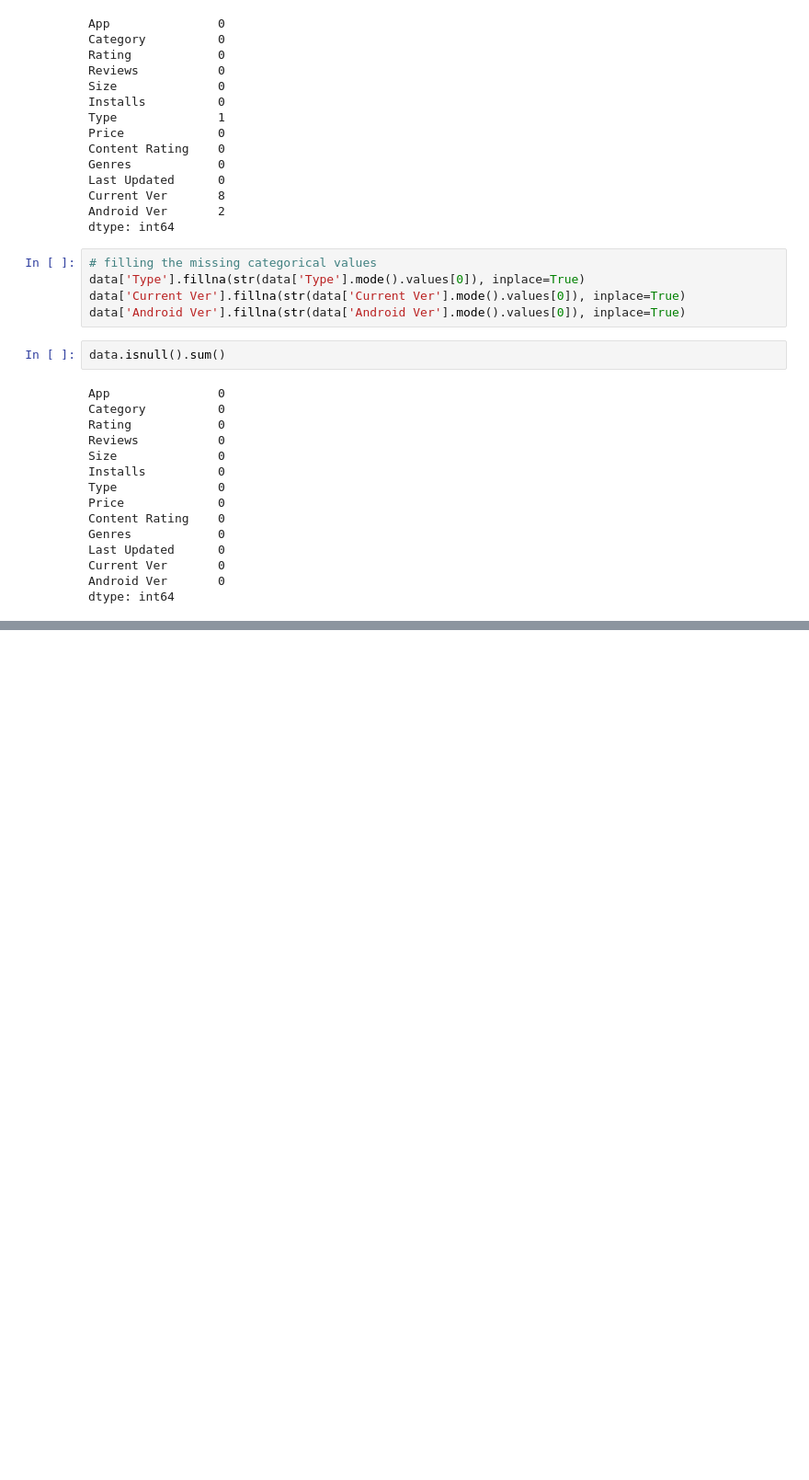
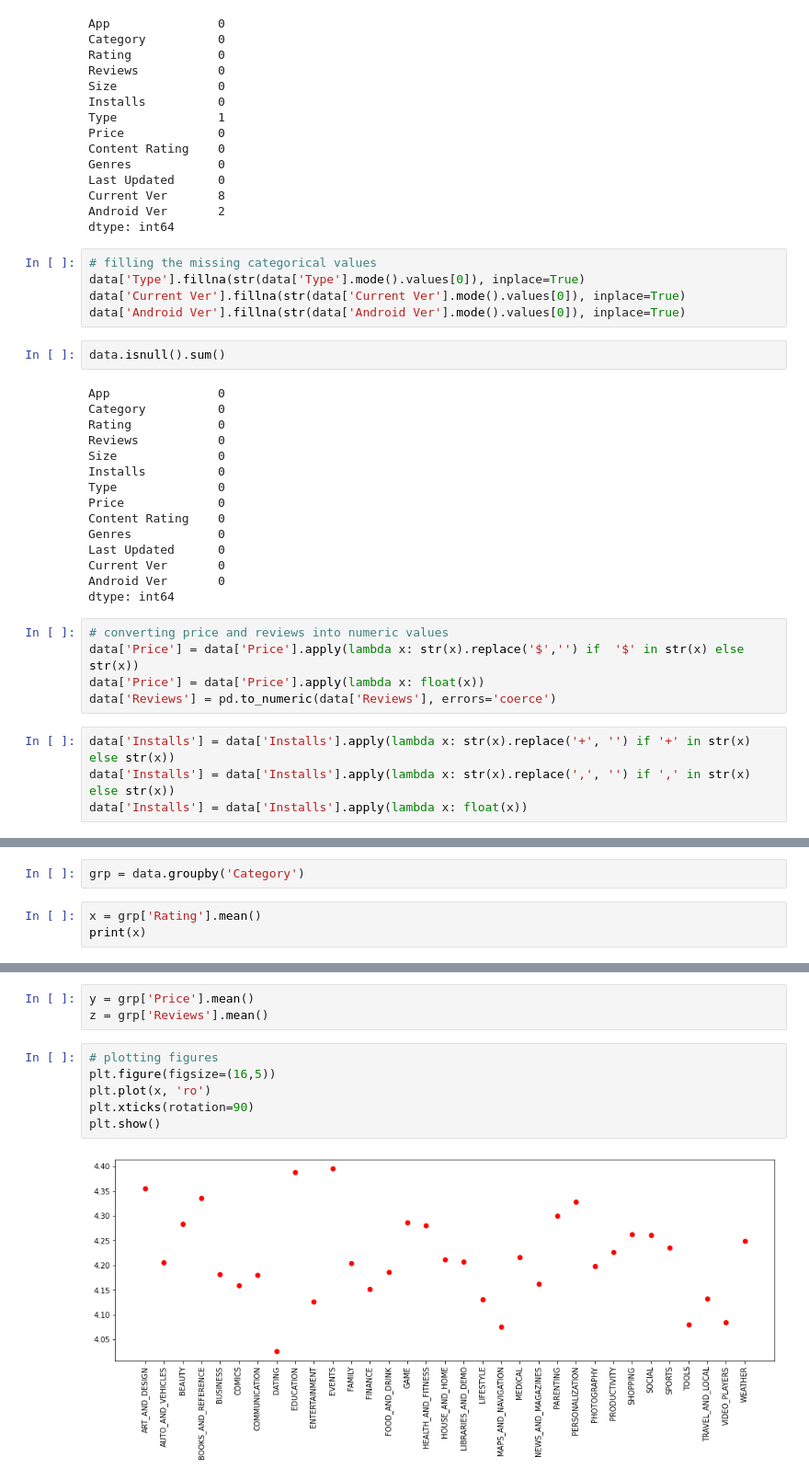
Before and after one commit to YashasaveeKesarwani99/Exploratory-data-analysis, a Jupyter notebook: googlePlaystoreRatings.ipynb, the cells around one changed output, grey strips where cells are left out. Shown at 92% size. Saved outputs shown, nothing was run; the diff lists cells and outputs as text; blank space fills up the shorter version.

```diff
--- a/googlePlaystoreRatings.ipynb
+++ b/googlePlaystoreRatings.ipynb
@@ -196,3 +196,12 @@ Last Updated      0
 Current Ver       0
 Android Ver       0
 dtype: int64
+# %%
+# converting price and reviews into numeric values
+data['Price'] = data['Price'].apply(lambda x: str(x).replace('$','') if  '$' in str(x) else str(x))
+data['Price'] = data['Price'].apply(lambda x: float(x))
+data['Reviews'] = pd.to_numeric(data['Reviews'], errors='coerce')
+# %%
+data['Installs'] = data['Installs'].apply(lambda x: str(x).replace('+', '') if '+' in str(x) else str(x))
+data['Installs'] = data['Installs'].apply(lambda x: str(x).replace(',', '') if ',' in str(x) else str(x))
+data['Installs'] = data['Installs'].apply(lambda x: float(x))
@@ -198,0 +231,5 @@ dtype: int64
+# %%
+grp = data.groupby('Category')
+# %%
+x = grp['Rating'].mean()
+print(x)
@@ -198,0 +254,11 @@ dtype: int64
+# %%
+y = grp['Price'].mean()
+z = grp['Reviews'].mean()
+# %%
+# plotting figures
+plt.figure(figsize=(16,5))
+plt.plot(x, 'ro')
+plt.xticks(rotation=90)
+plt.show()
+# %% [output]
+[figure, added]
```
Also changed, not shown: parts of 5 cells of this notebook.
